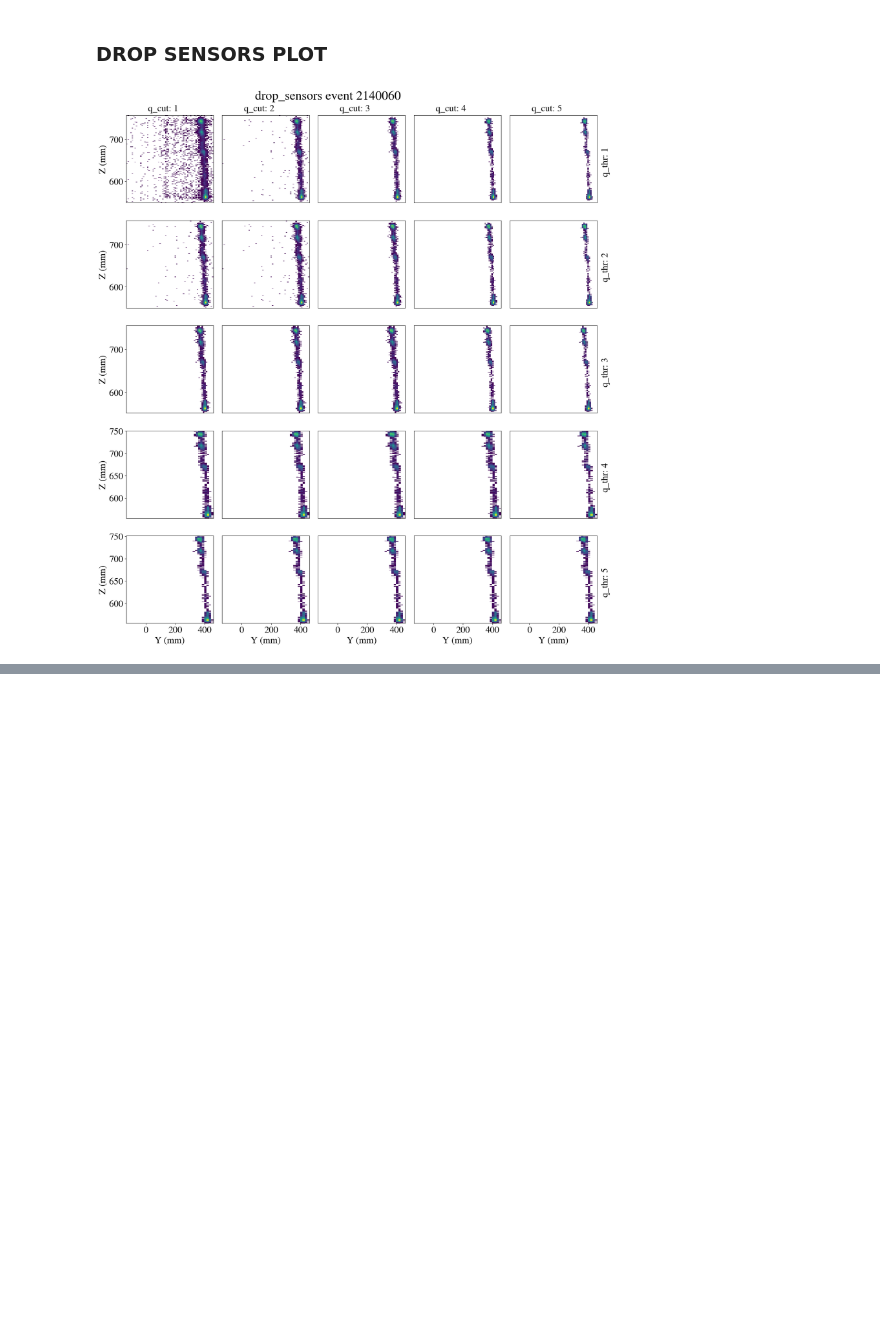
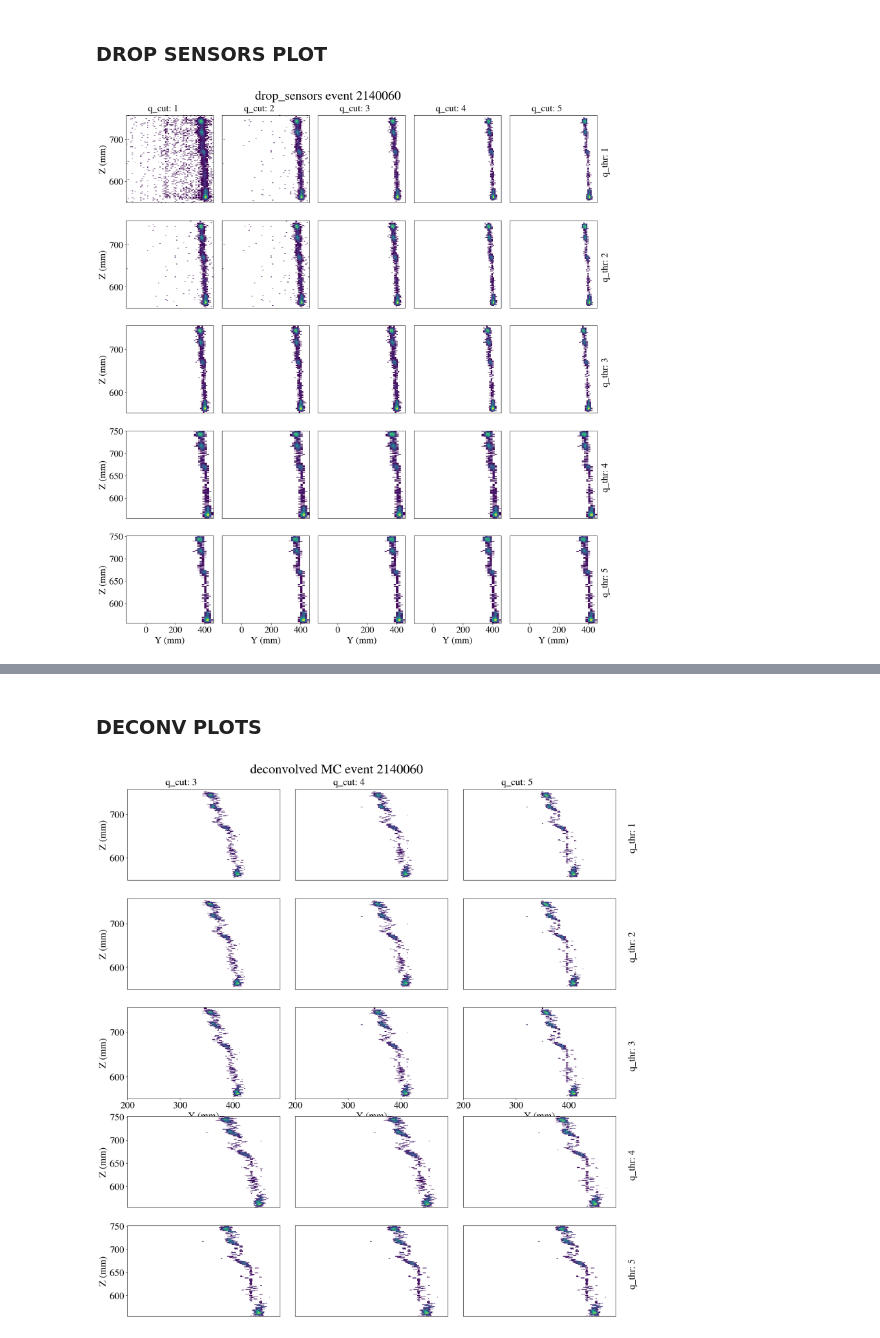
Before and after one commit to jwaiton/next_misc, a Jupyter notebook: Tl_studies/beersheba_parameter_testing/thr_cut_plots.ipynb, the cells around one changed output, grey strips where cells are left out. Drawn from its saved outputs; the diff is of its cells as text; code cells hidden in the pictures; blank space fills up the shorter version.

Commit message:
plots, threshold cuts

```diff
--- a/Tl_studies/beersheba_parameter_testing/thr_cut_plots.ipynb
+++ b/Tl_studies/beersheba_parameter_testing/thr_cut_plots.ipynb
@@ -260,7 +260,7 @@ def q_cut_beersheba_dict(q_cut_val):
 
     deconv_params = dict(
                   drop_dist       = [16., 16.],
-                  psf_fname       = f'../LPR//LightTables/NEXT100_PSF_kr83m_5bar.h5',
+                  psf_fname       = f'../../../Tl_studies/LPR/LightTables/NEXT100_PSF_kr83m_5bar.h5',
                   q_cut           = q_cut_val,                   # WE HAVE MANUALLY CHANGED THIS FROM 10 -> 5 HERE
                   e_cut           = 6e-3,                # WE HAVE MANUALLY CHANGED THIS FROM 12e-3 TO 6e-3
                   n_iterations    = 100,
@@ -400,7 +400,7 @@ if (datatype == 'MC'):
 [figure]
 # %%
 # create 3D array
-data_array = np.empty((len(thresholds), len(thresholds), 3), dtype=tuple)
+data_array = np.empty((len(thresholds), len(thresholds), 2), dtype=tuple)
 
 '''
 DATA ARRAY SETUP (wrt the last element)
@@ -631,0 +614,6 @@ plt.show()
+# %%
+beersheba_threshold = [1,2,3,4,5]
+beersheba_qcut = [3,4,5]
+
+beersheba_data_array = np.empty((len(beersheba_threshold), len(beersheba_qcut)), dtype=tuple)
+print(beersheba_data_array)
@@ -631,0 +709,2 @@ plt.show()
+# %% [markdown]
+### DECONV PLOTS
@@ -631,0 +714,47 @@ plt.show()
+# %%
+fig, axes = plt.subplots(5, 3, figsize = (22,20))
+for i in range(len(beersheba_threshold)):
+    for j in range(len(beersheba_qcut)):
+
+        h_Y = beersheba_data_array[i][j][1]
+        h_Z = beersheba_data_array[i][j][2]
+        yy  = beersheba_data_array[i][j][4]
+        zz  = beersheba_data_array[i][j][5]
+        h_E = beersheba_data_array[i][j][6]
+
+
+        axes[i][j].hist2d(h_Y, h_Z, bins=[yy, zz], weights=h_E, cmin=0.0001);
+        #axes[i][j].set_xlabel('Y (mm)');
+
+        # threshold labels
+        if (i == 0):
+            axes[i][j].text(0.25, 1.05, "q_cut: " + str(beersheba_qcut[j]), transform=axes[i][j].transAxes)
+
+        if (j == len(thresholds)-3):
+            axes[i][j].text(1.125, 0.3, "q_thr: " + str(beersheba_threshold[i]),
+                            transform=axes[i][j].transAxes,
+                            rotation = 90, rotation_mode = 'anchor')
+
+
+
+        if (i != len(thresholds)-3):
+            axes[i][j].set_xticks([])
+        else:
+            axes[i][j].set_xlabel('Y (mm)')
+
+
+        if (j != 0):
+            axes[i][j].set_yticks([])
+        else:
+            axes[i][j].set_ylabel('Z (mm)')
+
+        axes[i][j].set_xlim(200)
+
+# test to understand where the axes actually are
+#axes[4][0].text(0.25, 1.05, "test",transform=axes[4][0].transAxes)
+fig.subplots_adjust(top = 0.94, wspace = 0.1,  left = 0.2, hspace = 0.2)
+fig.suptitle('deconvolved MC event ' + str(EVENT), fontsize=30)
+fig.savefig(pre_dir_name + str('DECONV_MC_5x3.png'))
+plt.show()
+# %% [output]
+[figure, added]
```
Also changed, not shown: parts of 9 cells of this notebook, 25 other files.
